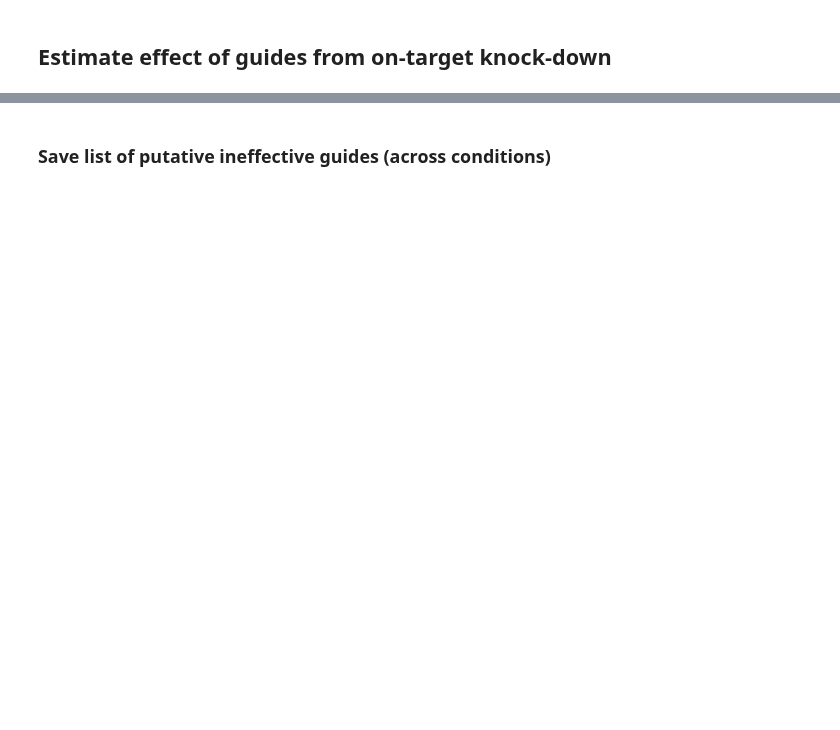
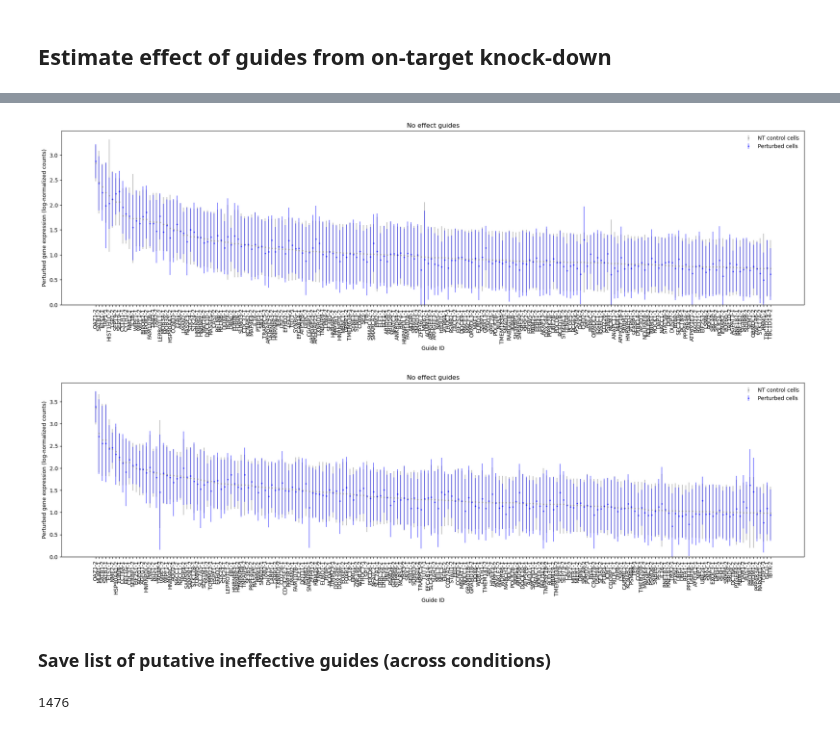
Before and after one commit to emdann/GWT_perturbseq_analysis_2025, a Jupyter notebook: src/1_preprocess/estimate_guide_effect.ipynb, the cells around one changed output, grey strips where cells are left out. Cells and saved outputs as stored; diff of their text form; code cells hidden in the pictures; blank space fills up the shorter version.

```diff
--- a/src/1_preprocess/estimate_guide_effect.ipynb
+++ b/src/1_preprocess/estimate_guide_effect.ipynb
@@ -115,3 +425,6 @@ all_kd_results = pd.read_csv(datadir + 'guide_ontarget_effect_simple.csv')
+# %%
+rest_ttest_df['high_confidence_no_effect_guides'] = (~rest_ttest_df['signif_knockdown']) & (rest_ttest_df.guide_n > 10) & (rest_ttest_df.ntc_mean_expr > 0)
+stim_ttest_df['high_confidence_no_effect_guides'] = (~stim_ttest_df['signif_knockdown']) & (stim_ttest_df.guide_n > 10) & (stim_ttest_df.ntc_mean_expr > 0)
 # %%
 def plot_kd(mean_perturbed_gene_expr_df, top_n=100, figsize=(15,6), show_xlabels=True):
     # Group by guide_id instead of perturbed_gene
@@ -123,8 +436,8 @@ def plot_kd(mean_perturbed_gene_expr_df, top_n=100, figsize=(15,6), show_xlabels
     plt.figure(figsize=figsize)
     # Plot mean NTC expression with error bars
     plt.errorbar(pl_df['guide_id'],
-                pl_df['perturbed_gene_mean_ntc'],
-                yerr=pl_df['perturbed_gene_std_ntc'],
+                pl_df['ntc_mean_expr'],
+                yerr=pl_df['ntc_std_expr'],
                 fmt='o',
                 color='grey',
                 markersize=2,
@@ -133,8 +446,8 @@ def plot_kd(mean_perturbed_gene_expr_df, top_n=100, figsize=(15,6), show_xlabels
 
     # Add stripplot of perturbed expression
     plt.errorbar(pl_df['guide_id'],
-            pl_df['perturbed_gene_expr'],
-            yerr=pl_df['perturbed_gene_expr_std'],
+            pl_df['guide_mean_expr'],
+            yerr=pl_df['guide_std_expr'],
             fmt='o',
             markersize=2,
             color='blue',
@@ -148,6 +461,5 @@ def plot_kd(mean_perturbed_gene_expr_df, top_n=100, figsize=(15,6), show_xlabels
     plt.ylim(0)
     plt.xlabel('Guide ID')
     plt.ylabel('Perturbed gene expression (log-normalized counts)')
-    plt.title('Non-significant knockdowns by guide')
     plt.legend(frameon=False)
     plt.tight_layout()
@@ -174,3 +482,24 @@ for cond in all_kd_results.culture_condition.unique():
+# %%
+pl_df = rest_ttest_df.reset_index().rename({'index':'guide_id'}, axis=1)[rest_ttest_df.high_confidence_no_effect_guides.values]
+pl_df = pl_df.sort_values('ntc_mean_expr', ascending=False)
+plot_kd(pl_df, top_n=200, figsize=(20,6))
+plt.title('No effect guides')
+plt.show()
+
+pl_df = stim_ttest_df.reset_index().rename({'index':'guide_id'}, axis=1)[stim_ttest_df.high_confidence_no_effect_guides.values]
+pl_df = pl_df.sort_values('ntc_mean_expr', ascending=False)
+plot_kd(pl_df, top_n=200, figsize=(20,6))
+plt.title('No effect guides')
+plt.show()
+# %% [output]
+[figure, added]
+[figure, added]
 # %% [markdown]
 ### Save list of putative ineffective guides (across conditions)
+# %%
+no_effect_guides = np.intersect1d(rest_ttest_df.index[rest_ttest_df['high_confidence_no_effect_guides']], stim_ttest_df.index[stim_ttest_df['high_confidence_no_effect_guides']])
+no_effect_guides = no_effect_guides.tolist()
+print(len(no_effect_guides))
+# %% [output]
+1476
 # %%
```
Also changed, not shown: parts of 31 cells of this notebook, 10 other files.
